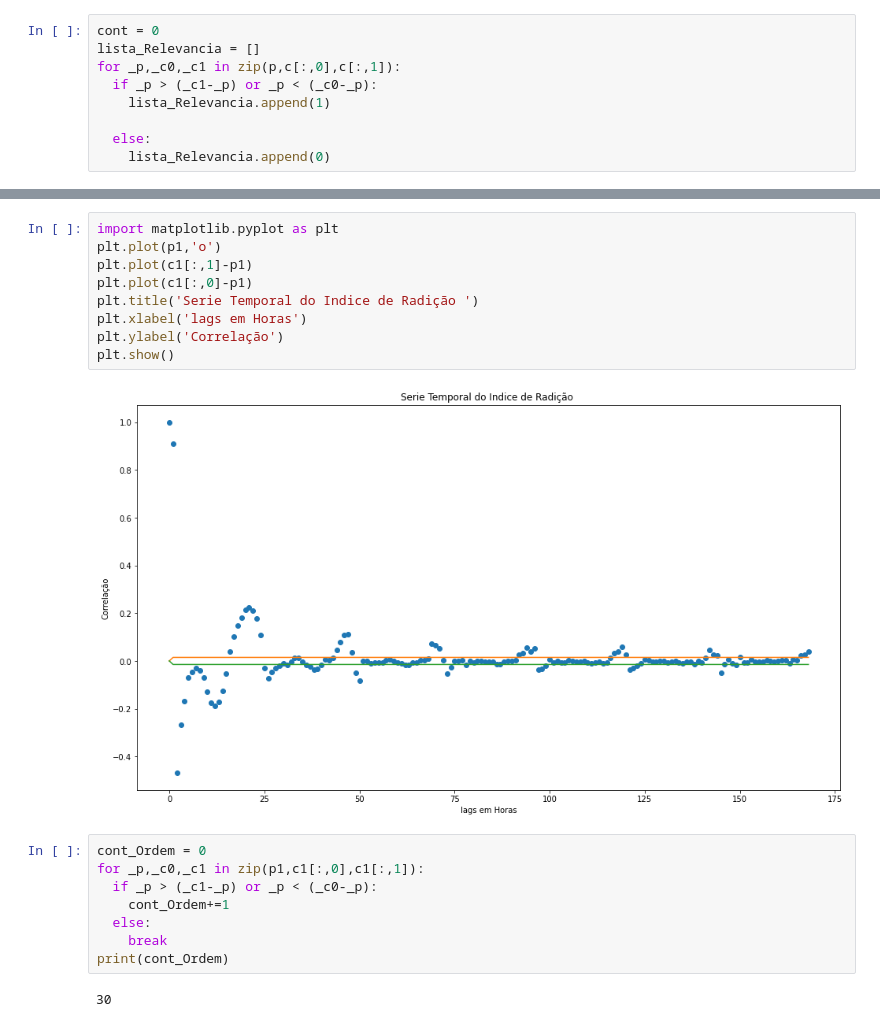
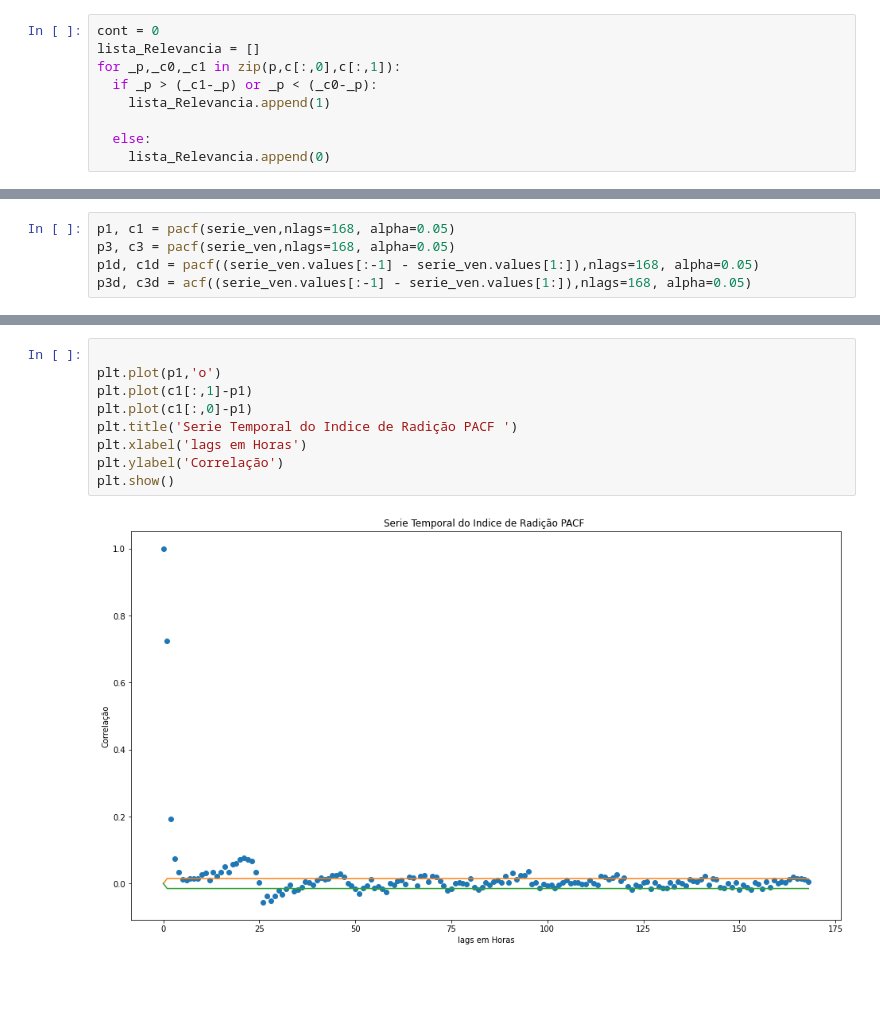
Before and after one commit to RayBasilio123/R5, a Jupyter notebook: INMET_DatasetR5.ipynb, the cells around one changed output, grey strips where cells are left out. Saved outputs shown, nothing was run; the diff lists cells and outputs as text; blank space fills up the shorter version.

```diff
--- a/INMET_DatasetR5.ipynb
+++ b/INMET_DatasetR5.ipynb
@@ -188,0 +169,5 @@ p1, c1 = pacf(serie_rad,nlags=168, alpha=0.05)
+# %%
+p1, c1 = pacf(serie_ven,nlags=168, alpha=0.05)
+p3, c3 = pacf(serie_ven,nlags=168, alpha=0.05)
+p1d, c1d = pacf((serie_ven.values[:-1] - serie_ven.values[1:]),nlags=168, alpha=0.05)
+p3d, c3d = acf((serie_ven.values[:-1] - serie_ven.values[1:]),nlags=168, alpha=0.05)
@@ -189,21 +184,11 @@ p1, c1 = pacf(serie_rad,nlags=168, alpha=0.05)
 # %%
-import matplotlib.pyplot as plt
+
 plt.plot(p1,'o')
 plt.plot(c1[:,1]-p1)
 plt.plot(c1[:,0]-p1)
-plt.title('Serie Temporal do Indice de Radição ')
+plt.title('Serie Temporal do Indice de Radição PACF ')
 plt.xlabel('lags em Horas')
 plt.ylabel('Correlação')
 plt.show()
 # %% [output]
-[figure, old version]
+[figure, new version]
-# %%
-cont_Ordem = 0
-for _p,_c0,_c1 in zip(p1,c1[:,0],c1[:,1]):
-  if _p > (_c1-_p) or _p < (_c0-_p):
-    cont_Ordem+=1
-  else:
-    break
-print(cont_Ordem)
-# %% [output]
-30
```
Also changed, not shown: parts of 16 cells of this notebook.
